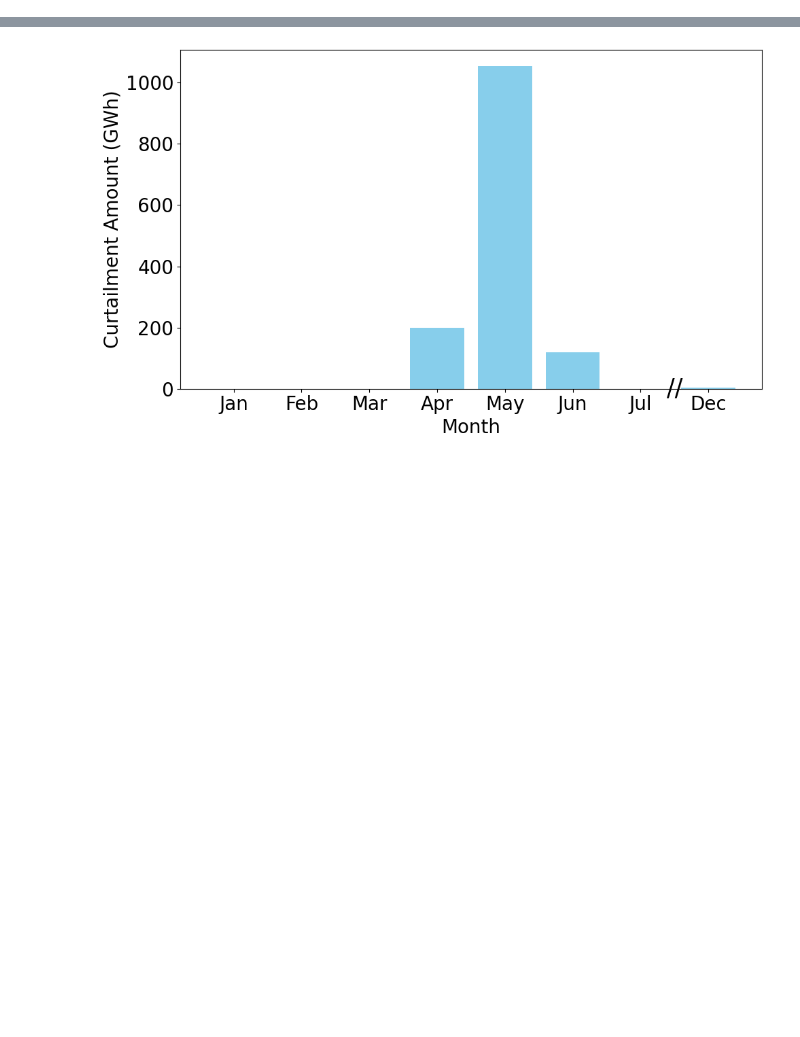
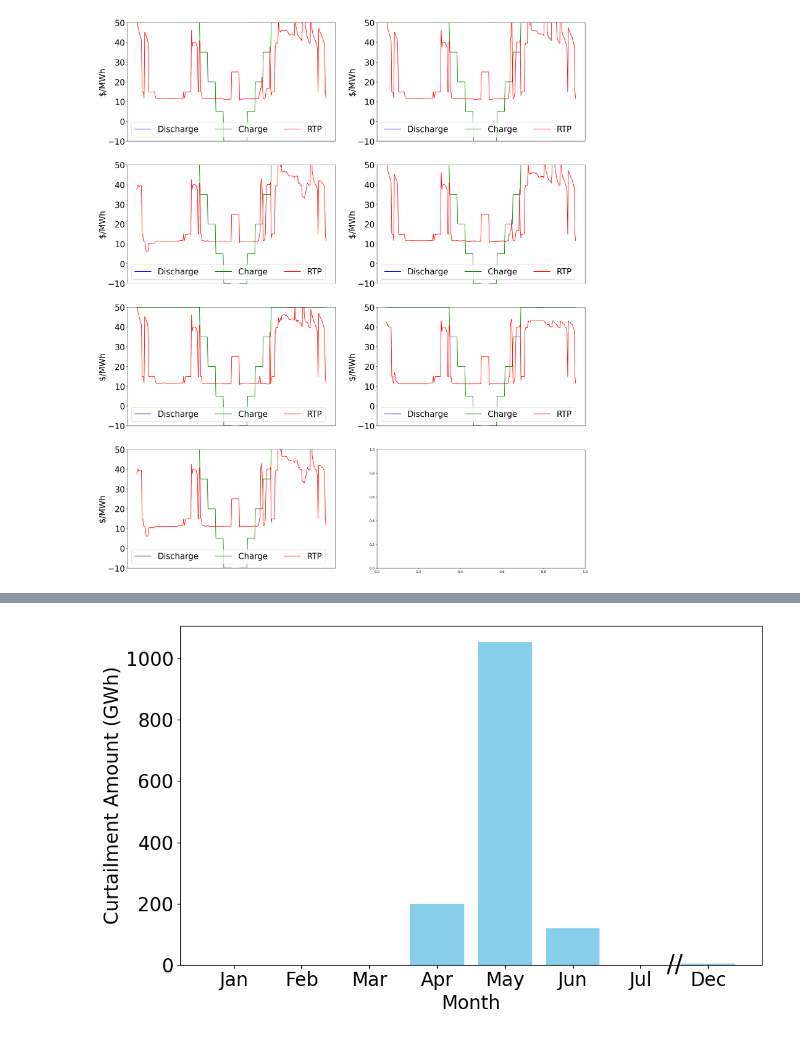
Before and after one commit to niklauskun/STESTS-Archive, a Jupyter notebook: Plot.ipynb, the cells around one changed output, grey strips where cells are left out. Drawn from its saved outputs; the diff is of its cells as text; code cells hidden in the pictures; blank space fills up the shorter version.

```diff
--- a/Plot.ipynb
+++ b/Plot.ipynb
@@ -111,3 +116,29 @@ plt.show()
+# %%
+fig, axes = plt.subplots(nrows=4, ncols=2, figsize=(25, 30))
+flat_axes = axes.ravel()
+
+# Remove the extra, unused subplot (axes[1, 3])
+# fig.delaxes(axes[1][3])
+a = 1
+ES = 0
+
+for i in range(7):  # Since there are 7 columns in the dataframe
+    flat_axes[i].plot(EDDBid.iloc[a*288:(a+1)*288, ES]*12, label="List 1", color='blue')
+    flat_axes[i].plot(EDCBid.iloc[a*288:(a+1)*288, ES]*12, label="List 2", color='green')
+    flat_axes[i].plot(RTPrice.iloc[a*288:(a+1)*288, i], label=f"Col {i+1}", color='red')  # plot the first 288 rows of each column
+    flat_axes[i].legend(['Discharge','Charge','RTP'],loc='lower left', ncol = 3, fontsize=25)
+#     flat_axes[i].set_title(f"Region {i+1}",fontsize=20)
+#     flat_axes[i].set_xlabel("Time Period",fontsize=20)
+    flat_axes[i].set_ylabel("$/MWh",fontsize=25)
+    flat_axes[i].tick_params(axis='both', which='major', labelsize=25)
+    flat_axes[i].set_xticks([])
+    flat_axes[i].set_ylim(-10, 50)
+
+
+# plt.tight_layout()
+plt.show()
+# %% [output]
+[figure, added]
 # %%
 DADBidsSingle = [150, 150, 145, 140, 135, 130, 125, 140, 150, 150, 150, 150, 150, 145, 140, 120, 100, 80, 60, 50, 80,
                 110, 140, 150]
```
Also changed, not shown: parts of 15 cells of this notebook, 16 other files.
